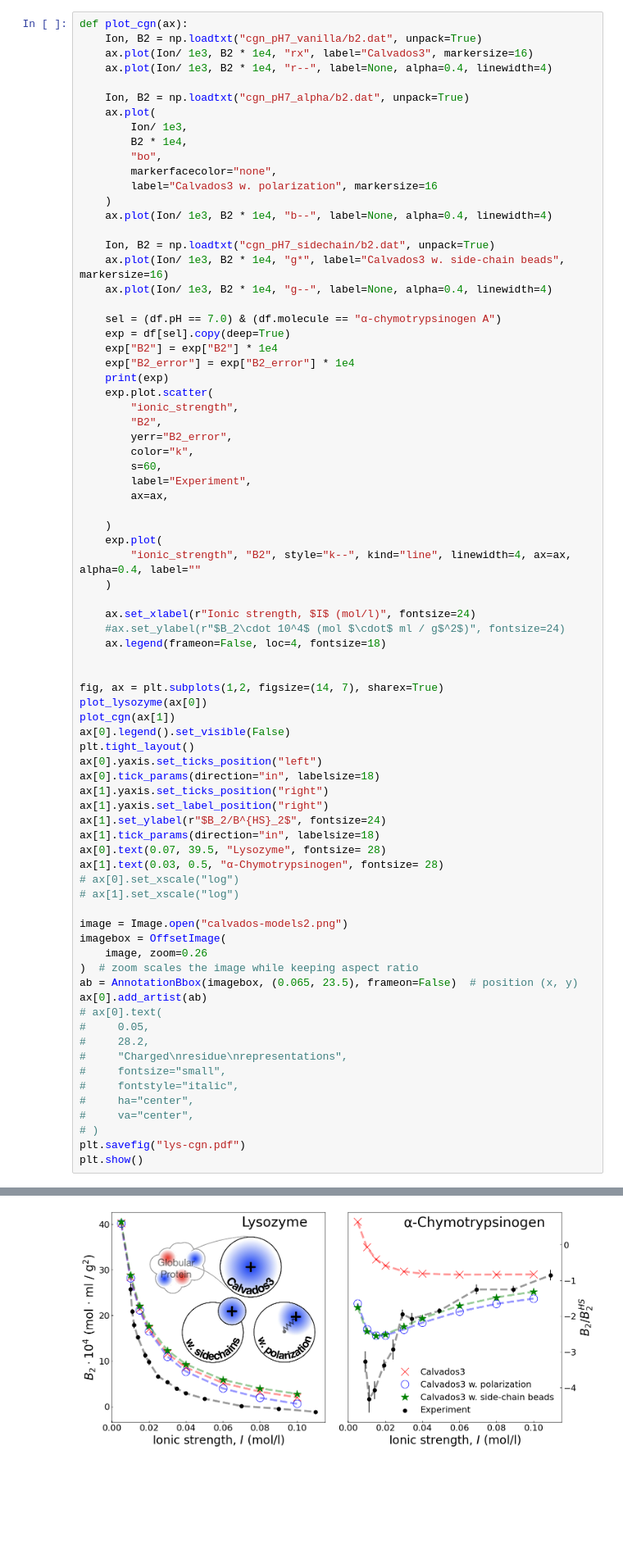
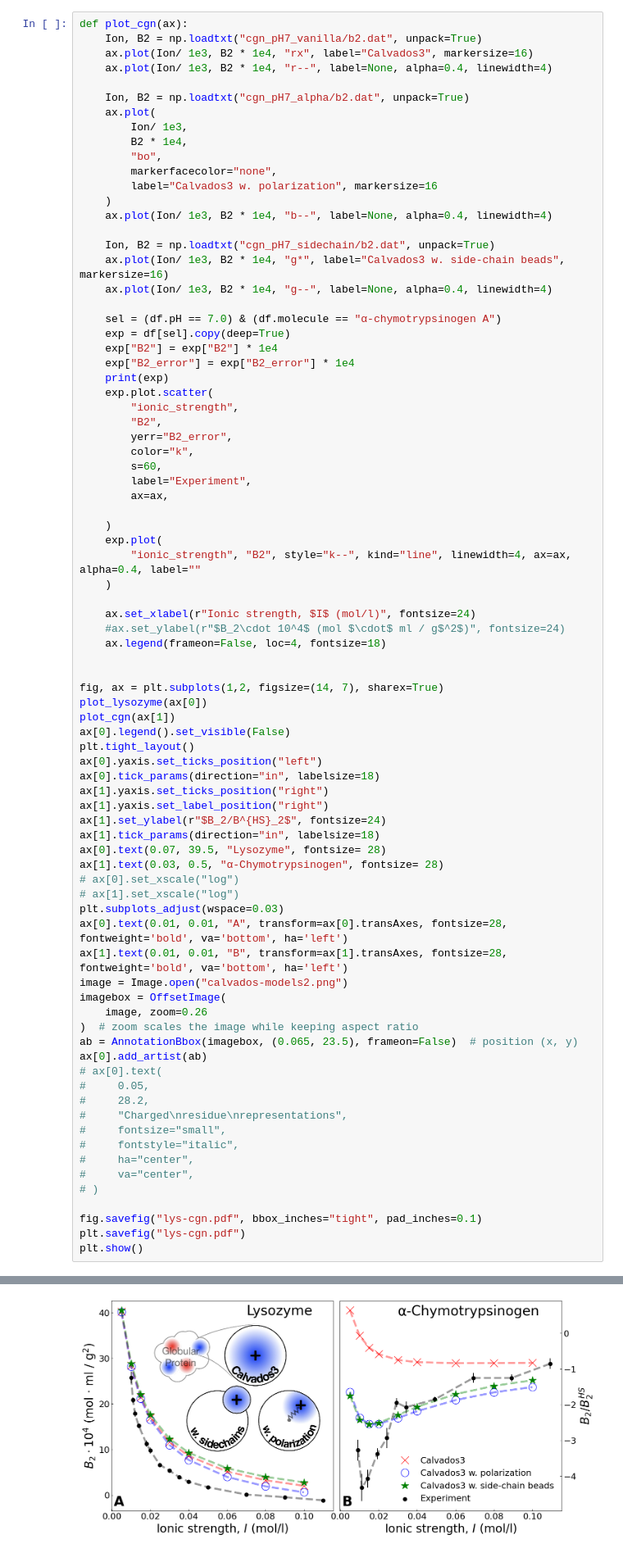
Before and after one commit to mlund/SI-pose-exploration, a Jupyter notebook: protein_b2/plot.ipynb, the cells around one changed output, grey strips where cells are left out. Shown at 82% size. Drawn from its saved outputs; the diff is of its cells as text; blank space fills up the shorter version.

Commit message:
new update of figure lys-cgn.pdf

```diff
--- a/protein_b2/plot.ipynb
+++ b/protein_b2/plot.ipynb
@@ -134,7 +134,9 @@ ax[0].text(0.07, 39.5, "Lysozyme", fontsize= 28)
 ax[1].text(0.03, 0.5, "α-Chymotrypsinogen", fontsize= 28)
 # ax[0].set_xscale("log")
 # ax[1].set_xscale("log")
-
+plt.subplots_adjust(wspace=0.03)
+ax[0].text(0.01, 0.01, "A", transform=ax[0].transAxes, fontsize=28, fontweight='bold', va='bottom', ha='left')
+ax[1].text(0.01, 0.01, "B", transform=ax[1].transAxes, fontsize=28, fontweight='bold', va='bottom', ha='left')
 image = Image.open("calvados-models2.png")
 imagebox = OffsetImage(
     image, zoom=0.26
@@ -143,31 +145,33 @@ ab = AnnotationBbox(imagebox, (0.065, 23.5), frameon=False)  # position (x, y)
 ax[0].add_artist(ab)
 # ax[0].text(
 #     0.05,
 #     28.2,
 #     "Charged\nresidue\nrepresentations",
 #     fontsize="small",
 #     fontstyle="italic",
 #     ha="center",
 #     va="center",
 # )
+
+fig.savefig("lys-cgn.pdf", bbox_inches="tight", pad_inches=0.1)
 plt.savefig("lys-cgn.pdf")
 plt.show()
 # %% [output]
     Unnamed: 0  ionic_strength     B2  B2_error    [NaCl]  \
 36          36        0.009216 -3.270     0.295  0.009216
 37          37        0.011216 -4.320     0.380  0.011216
 38          38        0.014216 -4.070     0.250  0.014216
 39          39        0.019216 -3.370     0.150  0.019216
 40          40        0.024216 -2.930     0.275  0.024216
 41          41        0.029216 -1.940     0.120  0.029216
 42          42        0.034216 -2.070     0.165  0.034216
 43          43        0.049216 -1.850     0.070  0.049216
 44          44        0.069216 -1.250     0.140  0.069216
 45          45        0.089216 -1.250     0.100  0.089216
 46          46        0.109216 -0.852     0.150  0.109216
 ... (9 lines left out)
 43  α-chymotrypsinogen A  ivinterbladh2025  25468  7.0      NaN
 44  α-chymotrypsinogen A  ivinterbladh2025  25468  7.0      NaN
 45  α-chymotrypsinogen A  ivinterbladh2025  24968  7.0      NaN
 46  α-chymotrypsinogen A  ivinterbladh2025  24805  7.0      NaN
-[figure, old version]
+[figure, new version]
```
Also changed, not shown: 1 other file.
